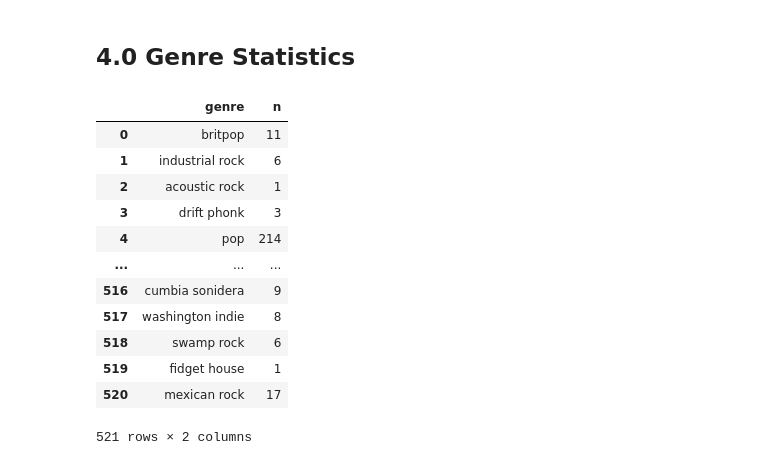
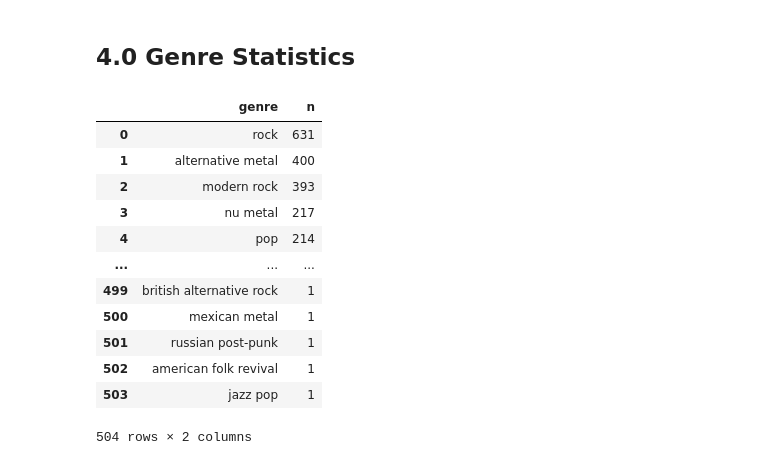
Before and after one commit to raymundo-mora/Projects, a Jupyter notebook: Spotify Topic Models/2. First EDA.ipynb, the cells around one changed output. Drawn from its saved outputs; the diff is of its cells as text; code cells hidden in the pictures.

```diff
--- a/Spotify Topic Models/2. First EDA.ipynb
+++ b/Spotify Topic Models/2. First EDA.ipynb
@@ -54,0 +79,6 @@ CORPUS
+# %%
+LIB = LIB.loc[CORPUS.index].reset_index(drop=True) # rest indeces
+CORPUS = CORPUS.reset_index(drop=True)
+# %%
+LIB[['artist','song']] = CORPUS[['artist','song']] # add artist and song titles to our library
+LIB
@@ -87,0 +151,16 @@ display(fig)
+# %%
+counts = CORPUS['language_name'].value_counts()
+plt.figure(figsize=(10,6))
+plt.bar(counts.index,counts)
+plt.xticks(rotation=45)
+plt.xlabel('Language')
+plt.ylabel('Counts')
+plt.suptitle('Language Frequency')
+for i, count in enumerate(counts):
+    plt.text(i, count+15, str(count), ha='center', fontsize=10)
+
+
+plt.tight_layout()
+plt.savefig(vis_dir+"2.2.1.png",bbox_inches='tight',pad_inches=0.1)
+
+plt.show()
@@ -126,0 +199,16 @@ fig.show()
+# %%
+counts = CORPUS['artist'].value_counts()[:20]
+plt.figure(figsize=(10,6))
+plt.barh(counts.index,counts)
+plt.xticks(rotation=0)
+plt.xlabel('nSongs')
+plt.ylabel('Artist')
+plt.suptitle('Artist Frequency')
+
+for i, count in enumerate(counts):
+    plt.text(count+1.1, i-0.2, str(count), ha='center', fontsize=10)
+
+
+plt.tight_layout()
+plt.savefig(vis_dir+"2.3.1.png",bbox_inches='tight',pad_inches=0.1)
+plt.show()
@@ -139,18 +229,19 @@ for item in set(all_genres):
     GENRES.index = GENRES.index + 1  # shifting index
     GENRES = GENRES.sort_index()
 # %%
+GENRES = GENRES.sort_values(by='n',ascending=False).reset_index(drop=True)
 GENRES
 # %% [output]
 |  | genre | n |
-| 0 | britpop | 11 |
-| 1 | industrial rock | 6 |
-| 2 | acoustic rock | 1 |
-| 3 | drift phonk | 3 |
+| 0 | rock | 631 |
+| 1 | alternative metal | 400 |
+| 2 | modern rock | 393 |
+| 3 | nu metal | 217 |
 | 4 | pop | 214 |
 | ... | ... | ... |
-| 516 | cumbia sonidera | 9 |
-| 517 | washington indie | 8 |
-| 518 | swamp rock | 6 |
-| 519 | fidget house | 1 |
-| 520 | mexican rock | 17 |
+| 499 | british alternative rock | 1 |
+| 500 | mexican metal | 1 |
+| 501 | russian post-punk | 1 |
+| 502 | american folk revival | 1 |
+| 503 | jazz pop | 1 |
-521 rows × 2 columns
+504 rows × 2 columns
```
Also changed, not shown: parts of 25 cells of this notebook, 7 other files.
